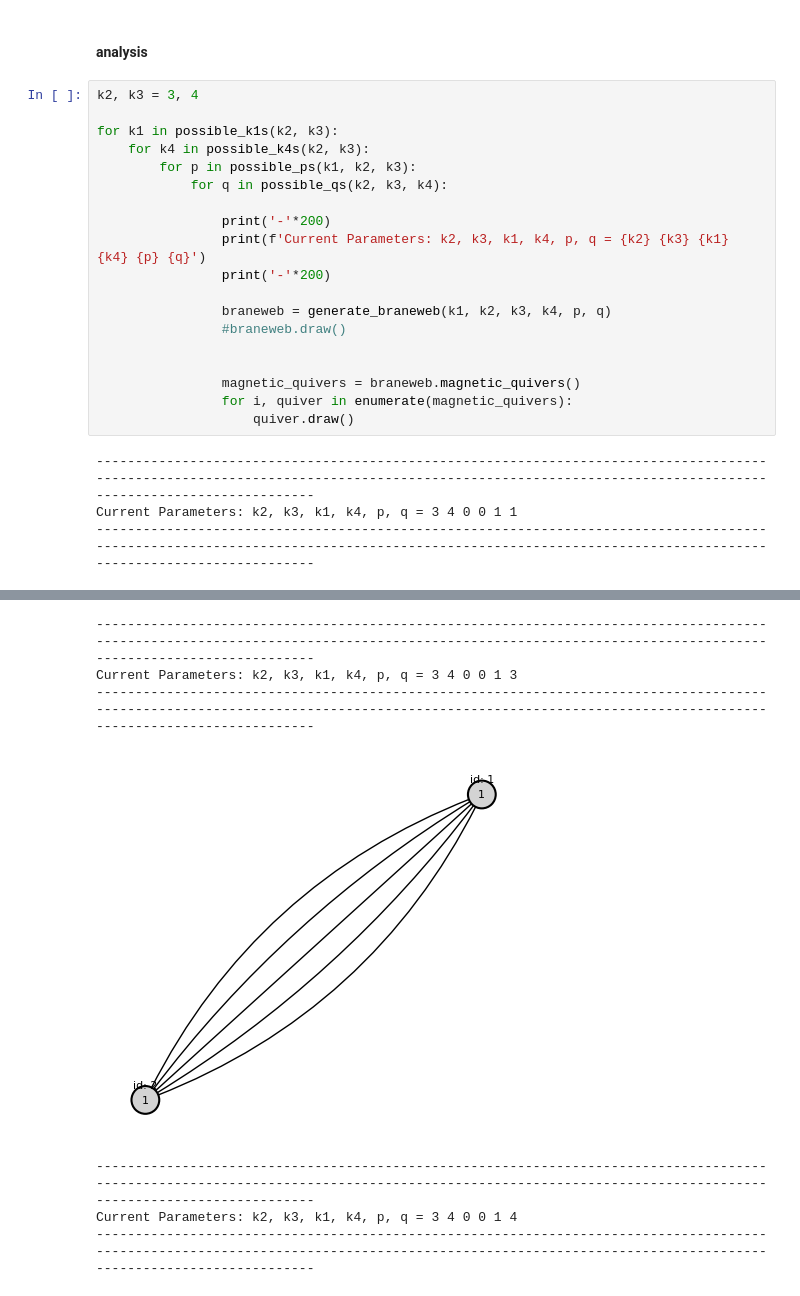
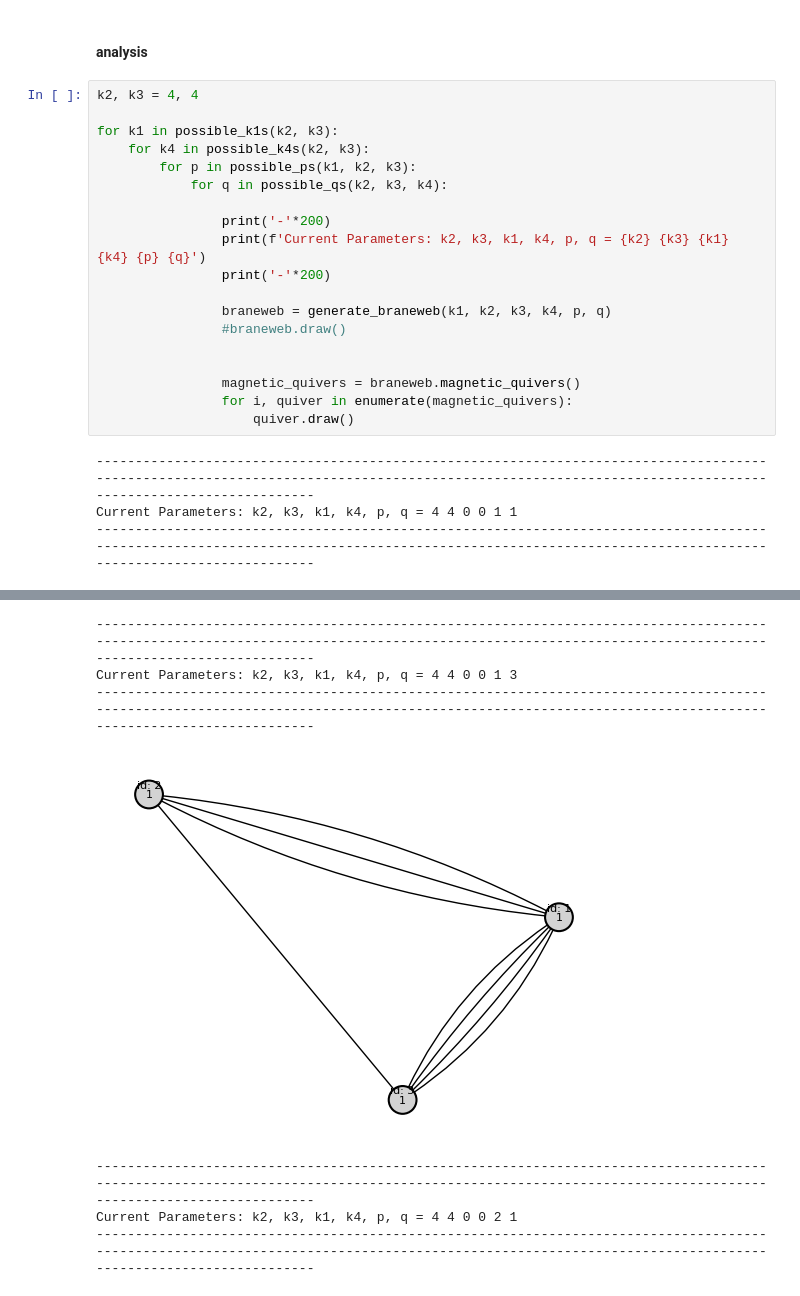
Before and after one commit to ccmfb/magnetic_quivers, a Jupyter notebook: calculations/A2_infinite_coupling/A2_infinite_coupling.ipynb, the cells around one changed output, grey strips where cells are left out. Drawn from its saved outputs; the diff is of its cells as text.

```diff
--- a/calculations/A2_infinite_coupling/A2_infinite_coupling.ipynb
+++ b/calculations/A2_infinite_coupling/A2_infinite_coupling.ipynb
@@ -143,7 +143,7 @@ def cs_level2():
 # %% [markdown]
 #### analysis
 # %%
-k2, k3 = 3, 4
+k2, k3 = 4, 4
 
 for k1 in possible_k1s(k2, k3):
     for k4 in possible_k4s(k2, k3):
@@ -163,5 +163,5 @@ for k1 in possible_k1s(k2, k3):
                     quiver.draw()
 # %% [output]
 --------------------------------------------------------------------------------------------------------------------------------------------------------------------------------------------------------
-Current Parameters: k2, k3, k1, k4, p, q = 3 4 0 0 1 1
+Current Parameters: k2, k3, k1, k4, p, q = 4 4 0 0 1 1
 --------------------------------------------------------------------------------------------------------------------------------------------------------------------------------------------------------
@@ -173,9 +173,9 @@ Current Parameters: k2, k3, k1, k4, p, q = 3 4 0 0 1 2
 --------------------------------------------------------------------------------------------------------------------------------------------------------------------------------------------------------
-Current Parameters: k2, k3, k1, k4, p, q = 3 4 0 0 1 3
+Current Parameters: k2, k3, k1, k4, p, q = 4 4 0 0 1 3
 --------------------------------------------------------------------------------------------------------------------------------------------------------------------------------------------------------
-[figure, old version]
+[figure, new version]
 --------------------------------------------------------------------------------------------------------------------------------------------------------------------------------------------------------
-Current Parameters: k2, k3, k1, k4, p, q = 3 4 0 0 1 4
+Current Parameters: k2, k3, k1, k4, p, q = 4 4 0 0 2 1
 --------------------------------------------------------------------------------------------------------------------------------------------------------------------------------------------------------
 [figure]
 --------------------------------------------------------------------------------------------------------------------------------------------------------------------------------------------------------
```
Also changed, not shown: parts of 1 cell of this notebook, 9 other files.
